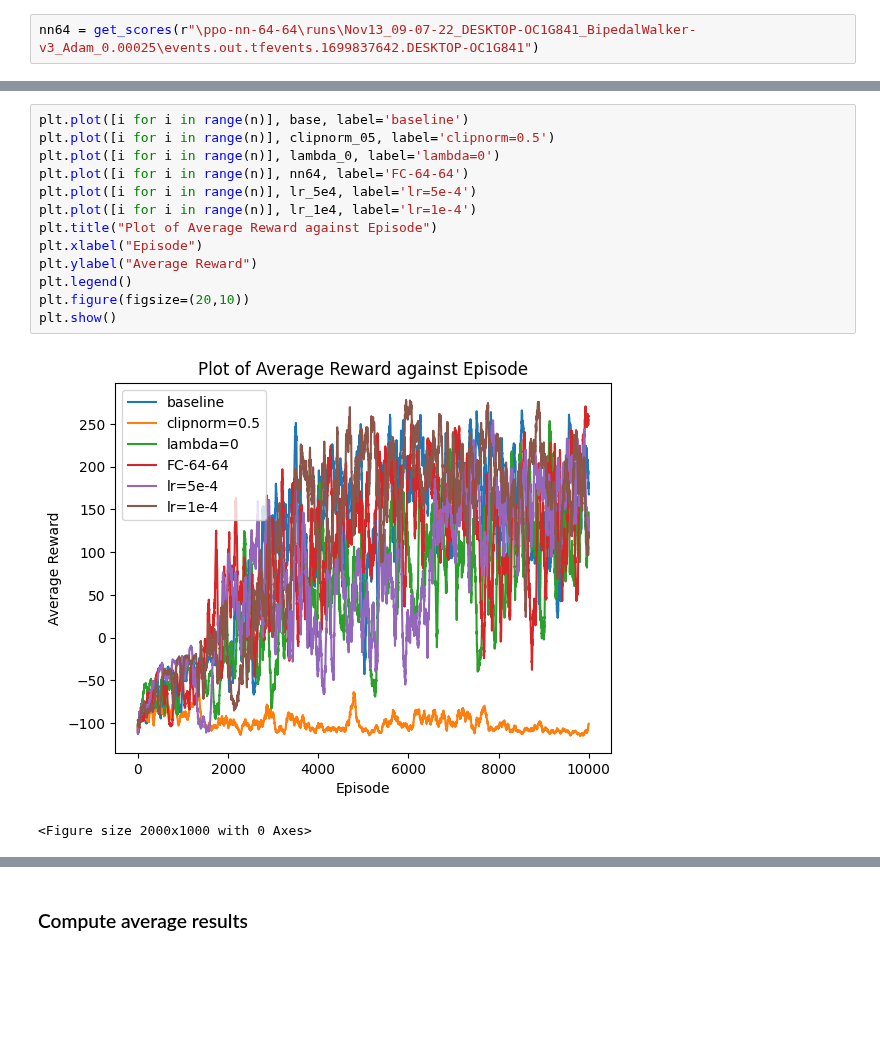
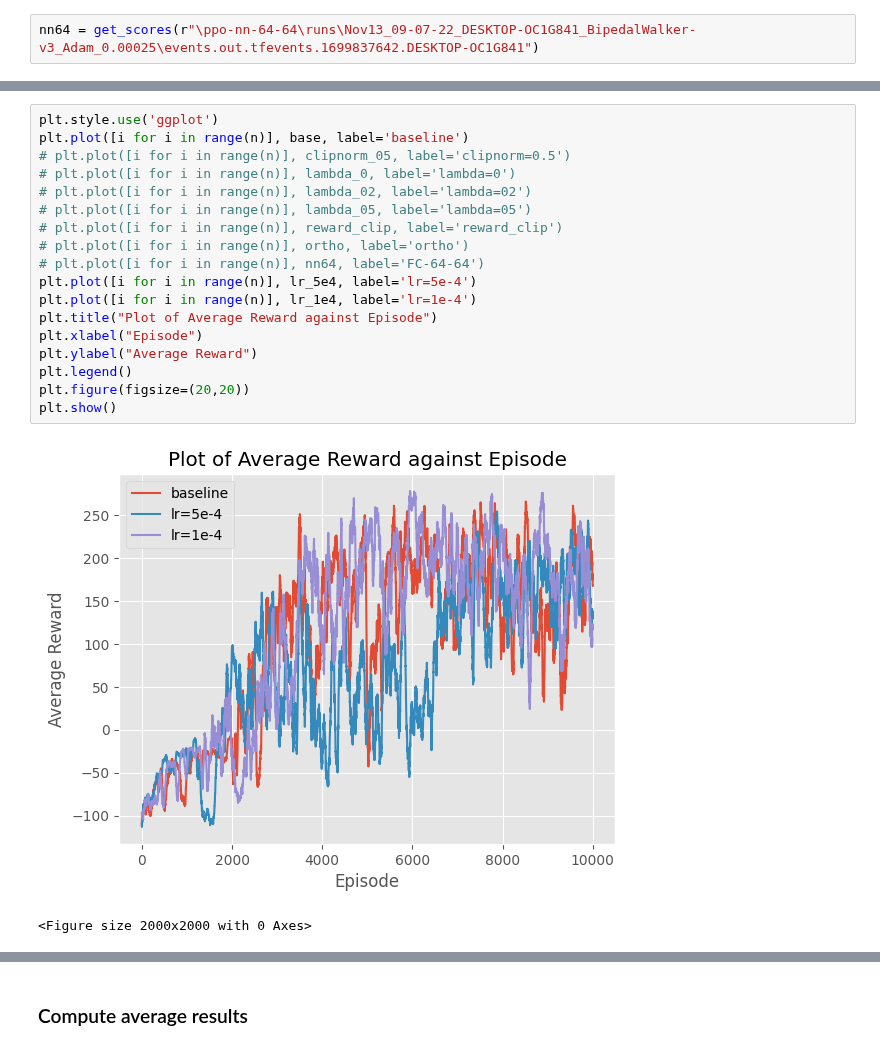
Before and after one commit to ngocanh2809/CS5446-Bipedal-Walker, a Jupyter notebook: ppo-expts/combine_results.ipynb, the cells around one changed output, grey strips where cells are left out. Cells and saved outputs as stored; diff of their text form; blank space fills up the shorter version.

```diff
--- a/ppo-expts/combine_results.ipynb
+++ b/ppo-expts/combine_results.ipynb
@@ -71,16 +87,21 @@ nn64 = get_scores(r"\ppo-nn-64-64\runs\Nov13_09-07-22_DESKTOP-OC1G841_BipedalWal
 # %%
+plt.style.use('ggplot')
 plt.plot([i for i in range(n)], base, label='baseline')
-plt.plot([i for i in range(n)], clipnorm_05, label='clipnorm=0.5')
-plt.plot([i for i in range(n)], lambda_0, label='lambda=0')
-plt.plot([i for i in range(n)], nn64, label='FC-64-64')
+# plt.plot([i for i in range(n)], clipnorm_05, label='clipnorm=0.5')
+# plt.plot([i for i in range(n)], lambda_0, label='lambda=0')
+# plt.plot([i for i in range(n)], lambda_02, label='lambda=02')
+# plt.plot([i for i in range(n)], lambda_05, label='lambda=05')
+# plt.plot([i for i in range(n)], reward_clip, label='reward_clip')
+# plt.plot([i for i in range(n)], ortho, label='ortho')
+# plt.plot([i for i in range(n)], nn64, label='FC-64-64')
 plt.plot([i for i in range(n)], lr_5e4, label='lr=5e-4')
 plt.plot([i for i in range(n)], lr_1e4, label='lr=1e-4')
 plt.title("Plot of Average Reward against Episode")
 plt.xlabel("Episode")
 plt.ylabel("Average Reward")
 plt.legend()
-plt.figure(figsize=(20,10))
+plt.figure(figsize=(20,20))
 plt.show()
 # %% [output]
-[figure, old version]
+[figure, new version]
-<Figure size 2000x1000 with 0 Axes>
+<Figure size 2000x2000 with 0 Axes>
```
Also changed, not shown: parts of 12 cells of this notebook, 38 other files.
